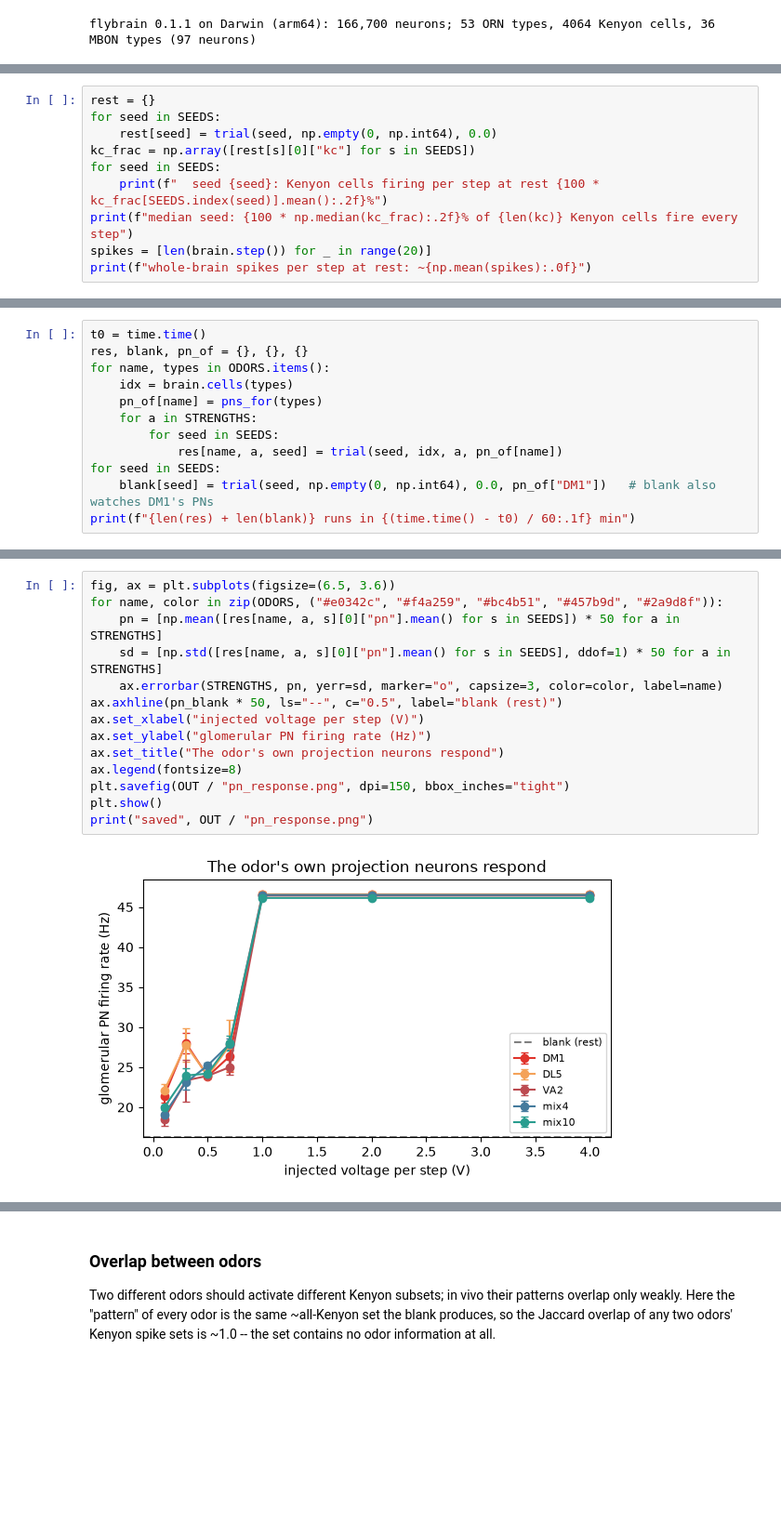
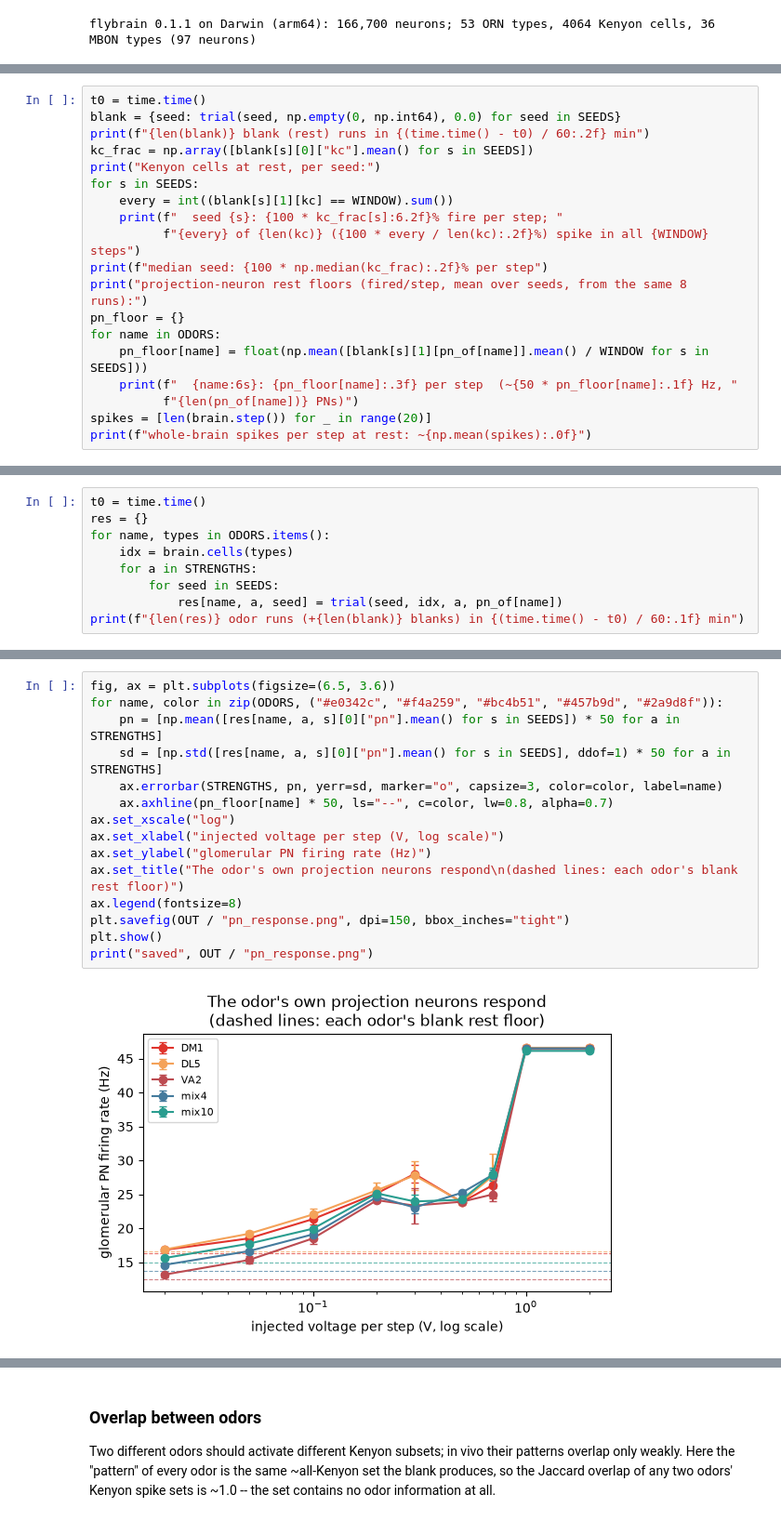
Before and after one commit to alextitonis/fly.ai, a Jupyter notebook: notebooks/smell.ipynb, the cells around one changed output, grey strips where cells are left out. Shown at 93% size. Saved outputs shown, nothing was run; the diff lists cells and outputs as text; blank space fills up the shorter version.

```diff
--- a/notebooks/smell.ipynb
+++ b/notebooks/smell.ipynb
@@ -160,10 +170,0 @@ measure it first.)
-# %%
-rest = {}
-for seed in SEEDS:
-    rest[seed] = trial(seed, np.empty(0, np.int64), 0.0)
-kc_frac = np.array([rest[s][0]["kc"] for s in SEEDS])
-for seed in SEEDS:
-    print(f"  seed {seed}: Kenyon cells firing per step at rest {100 * kc_frac[SEEDS.index(seed)].mean():.2f}%")
-print(f"median seed: {100 * np.median(kc_frac):.2f}% of {len(kc)} Kenyon cells fire every step")
-spikes = [len(brain.step()) for _ in range(20)]
-print(f"whole-brain spikes per step at rest: ~{np.mean(spikes):.0f}")
@@ -182,0 +180,19 @@ whole-brain spikes per step at rest: ~7605
+# %%
+t0 = time.time()
+blank = {seed: trial(seed, np.empty(0, np.int64), 0.0) for seed in SEEDS}
+print(f"{len(blank)} blank (rest) runs in {(time.time() - t0) / 60:.2f} min")
+kc_frac = np.array([blank[s][0]["kc"].mean() for s in SEEDS])
+print("Kenyon cells at rest, per seed:")
+for s in SEEDS:
+    every = int((blank[s][1][kc] == WINDOW).sum())
+    print(f"  seed {s}: {100 * kc_frac[s]:6.2f}% fire per step; "
+          f"{every} of {len(kc)} ({100 * every / len(kc):.2f}%) spike in all {WINDOW} steps")
+print(f"median seed: {100 * np.median(kc_frac):.2f}% per step")
+print("projection-neuron rest floors (fired/step, mean over seeds, from the same 8 runs):")
+pn_floor = {}
+for name in ODORS:
+    pn_floor[name] = float(np.mean([blank[s][1][pn_of[name]].mean() / WINDOW for s in SEEDS]))
+    print(f"  {name:6s}: {pn_floor[name]:.3f} per step  (~{50 * pn_floor[name]:.1f} Hz, "
+          f"{len(pn_of[name])} PNs)")
+spikes = [len(brain.step()) for _ in range(20)]
+print(f"whole-brain spikes per step at rest: ~{np.mean(spikes):.0f}")
@@ -183,13 +223,10 @@ whole-brain spikes per step at rest: ~7605
 # %%
 t0 = time.time()
-res, blank, pn_of = {}, {}, {}
+res = {}
 for name, types in ODORS.items():
     idx = brain.cells(types)
-    pn_of[name] = pns_for(types)
     for a in STRENGTHS:
         for seed in SEEDS:
             res[name, a, seed] = trial(seed, idx, a, pn_of[name])
-for seed in SEEDS:
-    blank[seed] = trial(seed, np.empty(0, np.int64), 0.0, pn_of["DM1"])   # blank also watches DM1's PNs
-print(f"{len(res) + len(blank)} runs in {(time.time() - t0) / 60:.1f} min")
+print(f"{len(res)} odor runs (+{len(blank)} blanks) in {(time.time() - t0) / 60:.1f} min")
 # %% [output]
@@ -245,16 +288,17 @@ saved /private/tmp/nb49/run4/smell/pn_response.csv
 # %%
 fig, ax = plt.subplots(figsize=(6.5, 3.6))
 for name, color in zip(ODORS, ("#e0342c", "#f4a259", "#bc4b51", "#457b9d", "#2a9d8f")):
     pn = [np.mean([res[name, a, s][0]["pn"].mean() for s in SEEDS]) * 50 for a in STRENGTHS]
     sd = [np.std([res[name, a, s][0]["pn"].mean() for s in SEEDS], ddof=1) * 50 for a in STRENGTHS]
     ax.errorbar(STRENGTHS, pn, yerr=sd, marker="o", capsize=3, color=color, label=name)
-ax.axhline(pn_blank * 50, ls="--", c="0.5", label="blank (rest)")
-ax.set_xlabel("injected voltage per step (V)")
+    ax.axhline(pn_floor[name] * 50, ls="--", c=color, lw=0.8, alpha=0.7)
+ax.set_xscale("log")
+ax.set_xlabel("injected voltage per step (V, log scale)")
 ax.set_ylabel("glomerular PN firing rate (Hz)")
-ax.set_title("The odor's own projection neurons respond")
+ax.set_title("The odor's own projection neurons respond\n(dashed lines: each odor's blank rest floor)")
 ax.legend(fontsize=8)
 plt.savefig(OUT / "pn_response.png", dpi=150, bbox_inches="tight")
 plt.show()
 print("saved", OUT / "pn_response.png")
 # %% [output]
-[figure, old version]
+[figure, new version]
```
Also changed, not shown: parts of 27 cells of this notebook, 6 other files.
